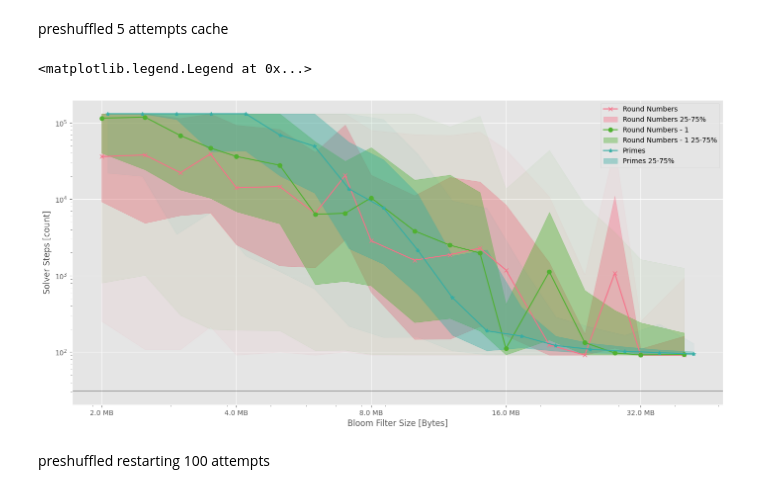
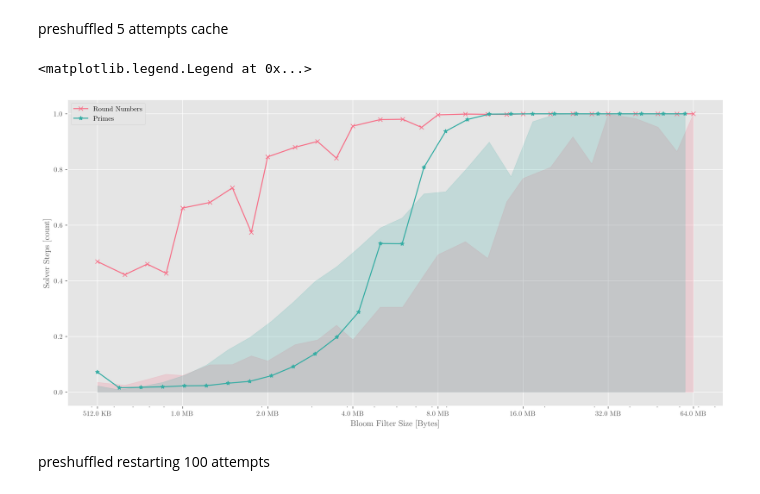
Before and after one commit to Pascal-So/peg-solitaire, a Jupyter notebook: evaluation/main.ipynb, the cells around one changed output. Drawn from its saved outputs; the diff is of its cells as text; code cells hidden in the pictures.

Commit message:
improve solver: use 'all-in' approach in last attempt, remove step increments

```diff
--- a/evaluation/main.ipynb
+++ b/evaluation/main.ipynb
@@ -108,5 +109,5 @@ plt.savefig('../report/img/round-vs-primes.pdf')
 # %%
-df_stats = pd.read_json("data/solver-stats-fix50.json")
+df_stats = pd.read_json("data/solver-stats.json")
 df_joined = df.join(df_stats.set_index('size'), on="size", validate="one_to_one", sort=True, rsuffix="_right")
 # %%
 for category, category_name in [("round", "Round Numbers"), ("prime", "Primes")]:
@@ -153,15 +150,21 @@ for category, category_name in [("round", "Round Numbers"), ("prime", "Primes")]
     # data = data[data["unsolvable_max"] < 54500]
     # data = data[data["solvable_max"] < 54500]
 
-    plt.scatter(data["compressed_size_bytes"], data["unsolvable_max"] + data["solvable_max"] + data["default_max"], color=color, linestyle="--", label=f"{category_name}", marker="|")
-    plt.scatter(data["compressed_size_bytes"], data["unsolvable_avg"] + data["solvable_avg"] + data["default_avg"], color=color)
+    u = 1
+    s = 0
+    d = 0
+    plt.scatter(data["compressed_size_bytes"], data["unsolvable_max"] * u + data["solvable_max"] * s + data["default_max"] * d, color=color, linestyle="--", label=f"{category_name}", marker="|")
+    plt.scatter(data["compressed_size_bytes"], data["unsolvable_avg"] * u + data["solvable_avg"] * s + data["default_avg"] * d, color=color)
+    plt.scatter(data["compressed_size_bytes"], data["solvable_completed"] * s + data["unsolvable_completed"] * u, color=color, marker="x")
 
 plt.xlim(0.8 * 2**20, 15 * 2**20)
 plt.xscale('log')
+plt.yscale('log')
 plt.xlabel("Compressed Filter Size [bytes]")
 plt.ylabel("Solver Steps [count]")
 
-plt.ylim(0, 15000)
+# plt.ylim(0, 15000)
+# plt.ylim(0, 150000)
 
 plotting_common.setup_bytes_formatters(plt.gca().xaxis)
 plt.gca().xaxis.set_major_locator(plt.LogLocator(base=2))
@@ -173,0 +177,4 @@ plt.legend()
+# %%
+data=df_joined[df_joined["size_category"] != "round_minus_one"]
+data=data[data["unsolvable_completed"] > 0.5]
+sns.pairplot(data, hue="size_category", palette=plotting_common.category_colors, diag_kind=None, vars=("size","compressed_size_bytes", "default_max", "solvable_max", "unsolvable_avg", "solvable_avg", "rate_false_positives", "unsolvable_completed", "solvable_completed"))
@@ -174,39 +186,38 @@ plt.legend()
 # %% [markdown]
 preshuffled 5 attempts cache
 # %%
-for category, category_name in [("round", "Round Numbers"), ("round_minus_one", "Round Numbers - 1"), ("prime", "Primes")]:
-    marker = category_markers[category]
-    color = category_colors[category]
+for category, category_name in [("round", "Round Numbers"), ("prime", "Primes")]:
+    marker = plotting_common.category_markers[category]
+    color = plotting_common.category_colors[category]
 
     data = df_joined[df_joined["size_category"] == category]
 
-    plt.plot(data["size"] / 8, data["median"], label=f"{category_name}", marker=marker, color=color)
-    plt.fill_between(data["size"] / 8, data["5%"], data["95%"], alpha=0.06, color=color)
-    plt.fill_between(data["size"] / 8, data["25%"], data["75%"], alpha=0.4, color=color, label=f"{category_name} 25-75%")
+    plt.plot(data["size"] / 8, data["solvable_completed"], label=f"{category_name}", marker=marker, color=color)
+    plt.fill_between(data["size"] / 8, 0, data["unsolvable_completed"], alpha=0.2, color=color)
 
 x = np.sort(df_joined["size"])
-plt.axhline(31, color="black", alpha=0.3)
+# plt.axhline(31, color="black", alpha=0.3)
 
 plt.xscale('log')
-plt.yscale('log')
+# plt.yscale('log')
 plt.xlabel("Bloom Filter Size [Bytes]")
 plt.ylabel("Solver Steps [count]")
 
 def bytes_to_human_readable(x, pos):
     if x < 1024:
         return "{:.0f} B".format(x)
     elif x < 1024**2:
         return "{:.1f} KB".format(x / 1024)
     else:
         return "{:.1f} MB".format(x / 1024**2)
 
 plt.gca().xaxis.set_major_formatter(plt.FuncFormatter(bytes_to_human_readable))
 plt.gca().xaxis.set_major_locator(plt.LogLocator(base=2))
 plt.gcf().set_size_inches(17, 8)
 plt.legend()
 # %% [output]
 <matplotlib.legend.Legend at 0x...>
-[figure, old version]
+[figure, new version]
 # %% [markdown]
 preshuffled restarting 100 attempts
 # %%
```
Also changed, not shown: parts of 23 cells of this notebook, 12 other files.
